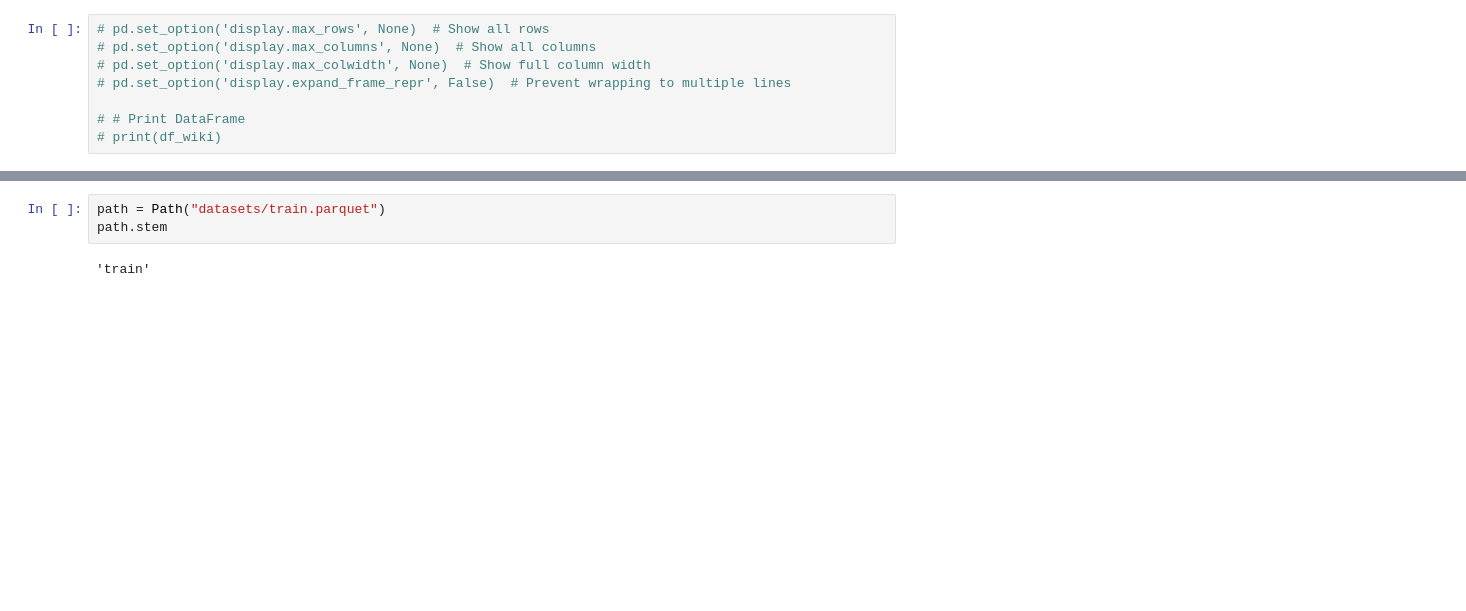
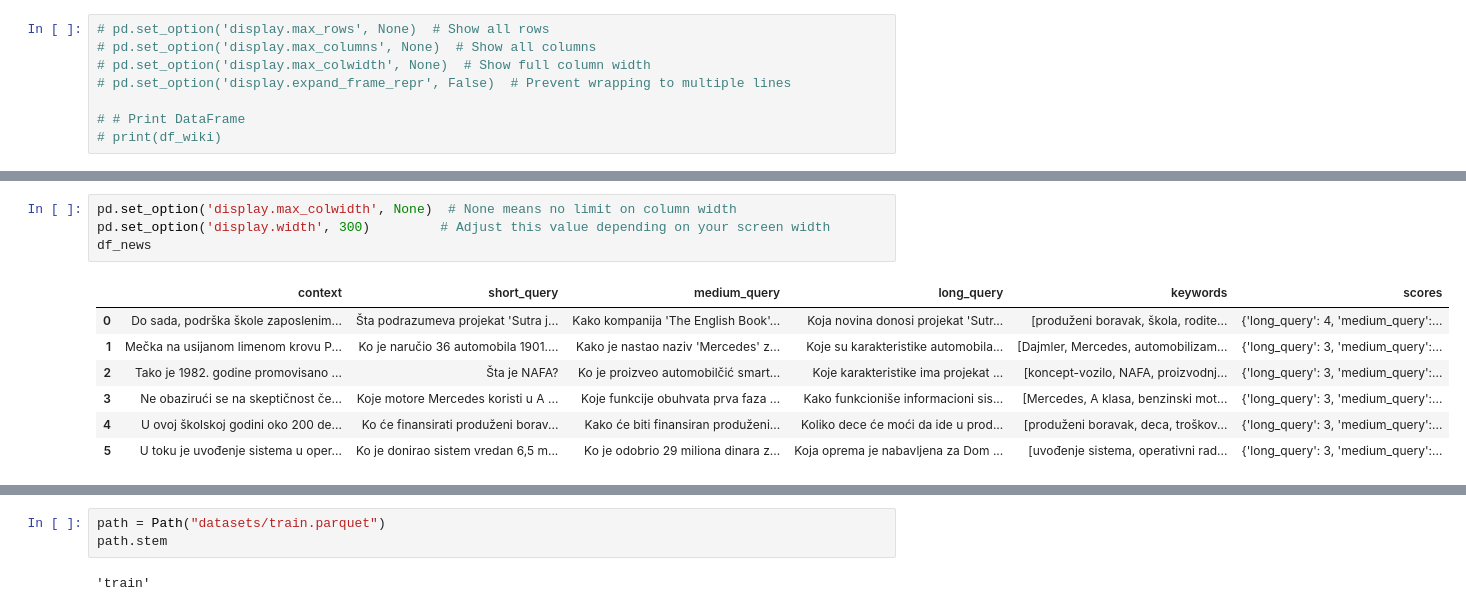
Before and after one commit to smartcat-labs/SRBedding, a Jupyter notebook: training-dataset/notebooks/test_selena.ipynb, the cells around one changed output, grey strips where cells are left out. Saved outputs shown, nothing was run; the diff lists cells and outputs as text; blank space fills up the shorter version.

```diff
--- a/training-dataset/notebooks/test_selena.ipynb
+++ b/training-dataset/notebooks/test_selena.ipynb
@@ -115,3 +101,15 @@ df_news
+# %%
+pd.set_option('display.max_colwidth', None)  # None means no limit on column width
+pd.set_option('display.width', 300)         # Adjust this value depending on your screen width
+df_news
+# %% [output]
+|  | context | short_query | medium_query | long_query | keywords | scores |
+| 0 | Do sada, podrška škole zaposlenim... | Šta podrazumeva projekat 'Sutra j... | Kako kompanija 'The English Book'... | Koja novina donosi projekat 'Sutr... | [produženi boravak, škola, rodite... | {'long_query': 4, 'medium_query':... |
+| 1 | Mečka na usijanom limenom krovu P... | Ko je naručio 36 automobila 1901.... | Kako je nastao naziv 'Mercedes' z... | Koje su karakteristike automobila... | [Dajmler, Mercedes, automobilizam... | {'long_query': 3, 'medium_query':... |
+| 2 | Tako je 1982. godine promovisano ... | Šta je NAFA? | Ko je proizveo automobilčić smart... | Koje karakteristike ima projekat ... | [koncept-vozilo, NAFA, proizvodnj... | {'long_query': 3, 'medium_query':... |
+| 3 | Ne obazirući se na skeptičnost če... | Koje motore Mercedes koristi u A ... | Koje funkcije obuhvata prva faza ... | Kako funkcioniše informacioni sis... | [Mercedes, A klasa, benzinski mot... | {'long_query': 3, 'medium_query':... |
+| 4 | U ovoj školskoj godini oko 200 de... | Ko će finansirati produženi borav... | Kako će biti finansiran produženi... | Koliko dece će moći da ide u prod... | [produženi boravak, deca, troškov... | {'long_query': 3, 'medium_query':... |
+| 5 | U toku je uvođenje sistema u oper... | Ko je donirao sistem vredan 6,5 m... | Ko je odobrio 29 miliona dinara z... | Koja oprema je nabavljena za Dom ... | [uvođenje sistema, operativni rad... | {'long_query': 3, 'medium_query':... |
 # %%
 df_literature
 # %% [output]
```
Also changed, not shown: parts of 11 cells of this notebook, 3 other files.
